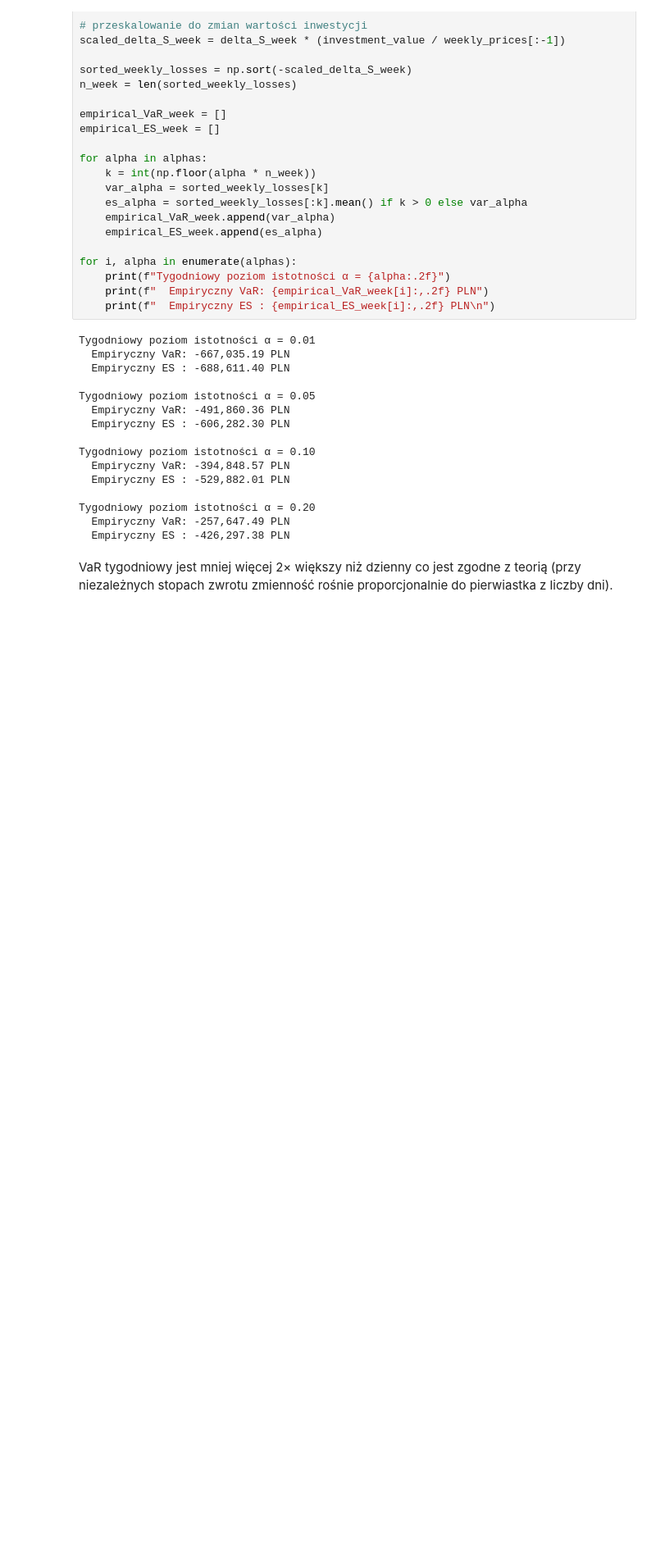
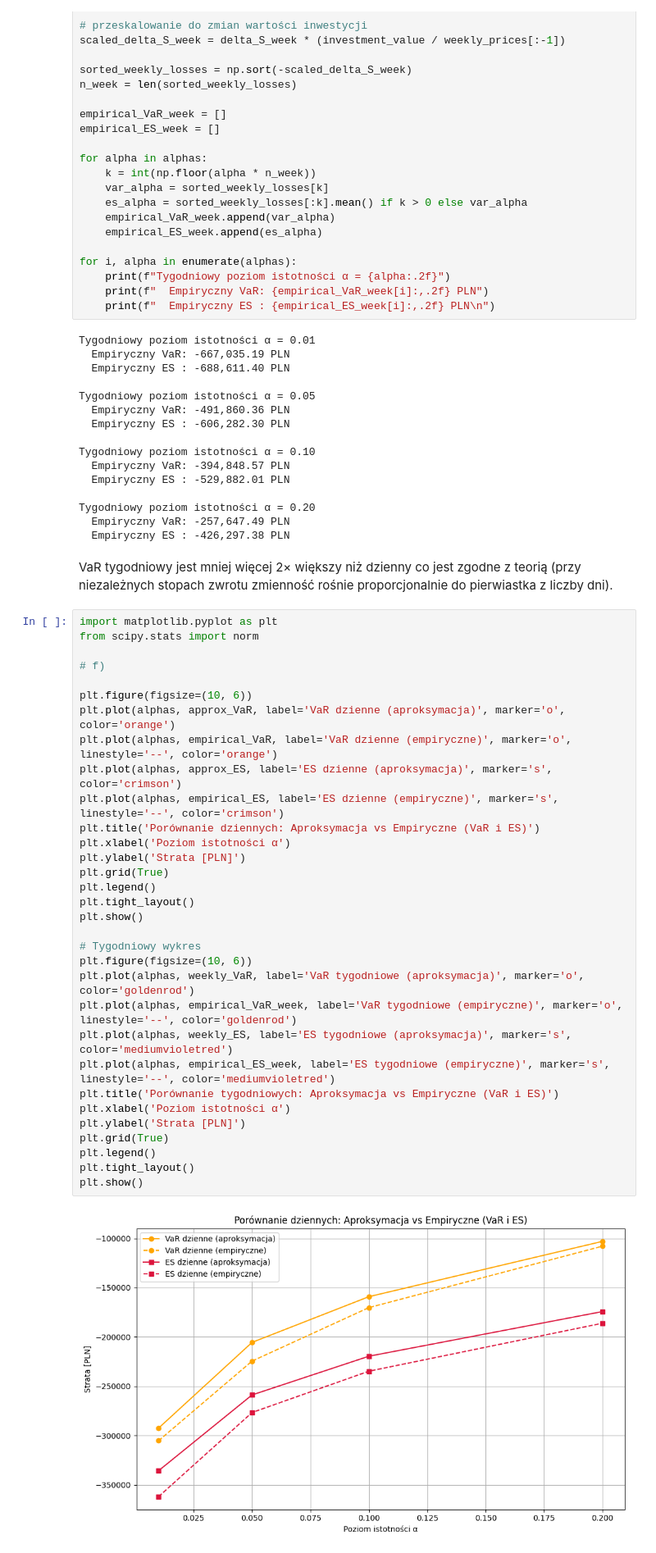
Before and after one commit to kubaq215/Risk-management, a Jupyter notebook: note4.ipynb, the cells around one changed output. Shown at 82% size. Drawn from its saved outputs; the diff is of its cells as text; blank space fills up the shorter version.

```diff
--- a/note4.ipynb
+++ b/note4.ipynb
@@ -381,3 +485,37 @@ Tygodniowy poziom istotności α = 0.20
   Empiryczny ES : -426,297.38 PLN
 # %% [markdown]
 VaR tygodniowy jest mniej więcej 2× większy niż dzienny co jest zgodne z teorią (przy niezależnych stopach zwrotu zmienność rośnie proporcjonalnie do pierwiastka z liczby dni).
+# %%
+import matplotlib.pyplot as plt
+from scipy.stats import norm
+
+# f)
+
+plt.figure(figsize=(10, 6))
+plt.plot(alphas, approx_VaR, label='VaR dzienne (aproksymacja)', marker='o', color='orange')
+plt.plot(alphas, empirical_VaR, label='VaR dzienne (empiryczne)', marker='o', linestyle='--', color='orange')
+plt.plot(alphas, approx_ES, label='ES dzienne (aproksymacja)', marker='s', color='crimson')
+plt.plot(alphas, empirical_ES, label='ES dzienne (empiryczne)', marker='s', linestyle='--', color='crimson')
+plt.title('Porównanie dziennych: Aproksymacja vs Empiryczne (VaR i ES)')
+plt.xlabel('Poziom istotności α')
+plt.ylabel('Strata [PLN]')
+plt.grid(True)
+plt.legend()
+plt.tight_layout()
+plt.show()
+
+# Tygodniowy wykres
+plt.figure(figsize=(10, 6))
+plt.plot(alphas, weekly_VaR, label='VaR tygodniowe (aproksymacja)', marker='o', color='goldenrod')
+plt.plot(alphas, empirical_VaR_week, label='VaR tygodniowe (empiryczne)', marker='o', linestyle='--', color='goldenrod')
+plt.plot(alphas, weekly_ES, label='ES tygodniowe (aproksymacja)', marker='s', color='mediumvioletred')
+plt.plot(alphas, empirical_ES_week, label='ES tygodniowe (empiryczne)', marker='s', linestyle='--', color='mediumvioletred')
+plt.title('Porównanie tygodniowych: Aproksymacja vs Empiryczne (VaR i ES)')
+plt.xlabel('Poziom istotności α')
+plt.ylabel('Strata [PLN]')
+plt.grid(True)
+plt.legend()
+plt.tight_layout()
+plt.show()
+# %% [output]
+[figure, added]
```
Also changed, not shown: parts of 5 cells of this notebook.
